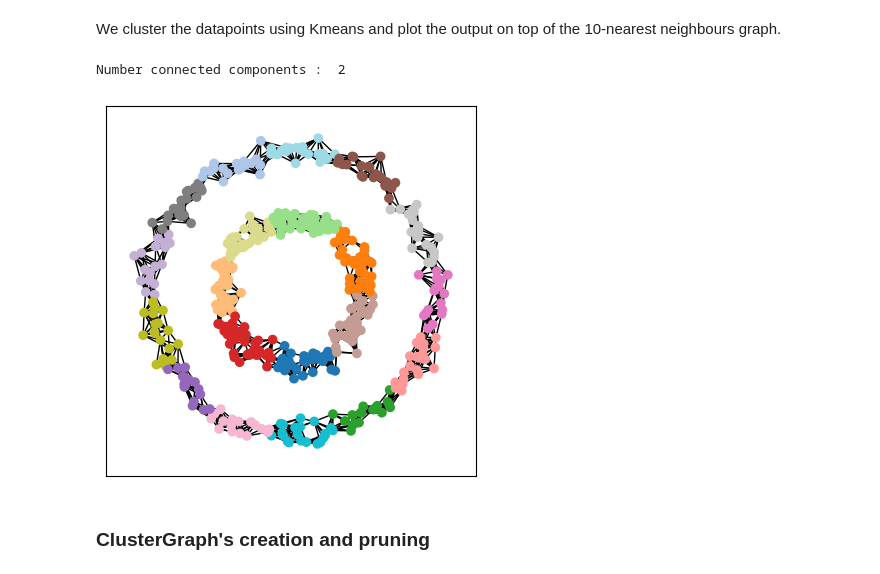
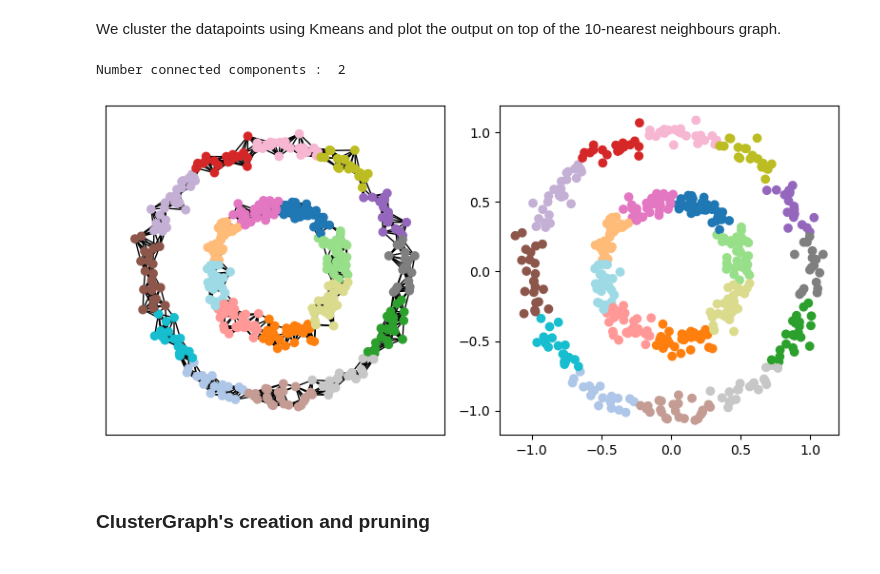
Before and after one commit to dioscuri-tda/ClusterGraph, a Jupyter notebook: examples/3_concentric_circles.ipynb, the cells around one changed output. Cells and saved outputs as stored; diff of their text form; code cells hidden in the pictures.

```diff
--- a/examples/3_concentric_circles.ipynb
+++ b/examples/3_concentric_circles.ipynb
@@ -52,29 +47,48 @@ prediction_KM = model_KM.fit_predict(X)
-# %%
-nb = 10
-neigh = NearestNeighbors(n_neighbors=nb, radius=1)
-neigh.fit(X=X)
-nn_adjacency = neigh.kneighbors_graph(X=X, n_neighbors=nb, mode="distance")
-nn_Graph = nx.from_scipy_sparse_array(nn_adjacency, edge_attribute="weight")
-
-for node in nn_Graph.nodes:
-    nn_Graph.remove_edge(node, node)
-print("Number connected components : ", nx.number_connected_components(nn_Graph))
-
-fig, ax = plt.subplots(figsize=(4, 4))
-nx.draw_networkx_edges(
-    nn_Graph,
-    pos={i: p for i, p in enumerate(X)},
-    ax=ax,
-)
-ax.scatter(X[:, 0], X[:, 1], c=prediction_KM, cmap="tab20")
-ax.axis("equal")
-
-plt.tight_layout()
-# plt.savefig("circles_kmeans.pdf")
-plt.show()
-# %% [output]
-Number connected components :  2
-[figure, removed]
+# %%
+nb = 10
+neigh = NearestNeighbors(n_neighbors=nb, radius=1)
+neigh.fit(X=X)
+nn_adjacency = neigh.kneighbors_graph(X=X, n_neighbors=nb, mode="distance")
+nn_Graph = nx.from_scipy_sparse_array(nn_adjacency, edge_attribute="weight")
+for node in nn_Graph.nodes:
+    nn_Graph.remove_edge(node, node)
+print("Number connected components : ", nx.number_connected_components(nn_Graph))
+
+# Display side by side
+fig, axes = plt.subplots(1, 2, figsize=(8, 4))
+
+nx.draw_networkx_edges(
+    nn_Graph,
+    pos={i: p for i, p in enumerate(X)},
+    ax=axes[0],
+)
+axes[0].scatter(X[:, 0], X[:, 1], c=prediction_KM, cmap="tab20")
+axes[0].axis("equal")
+
+axes[1].scatter(data[0], data[1], c=prediction_KM, cmap="tab20")
+axes[1].axis("equal")
+
+fig.tight_layout()
+plt.show()
+
+# Save individual files
+f, a = plt.subplots(figsize=(4, 4))
+nx.draw_networkx_edges(nn_Graph, pos={i: p for i, p in enumerate(X)}, ax=a)
+a.scatter(X[:, 0], X[:, 1], c=prediction_KM, cmap="tab20")
+a.axis("equal")
+f.tight_layout()
+f.savefig("circles_graph.pdf")
+plt.close(f)
+
+f, a = plt.subplots(figsize=(4, 4))
+a.scatter(data[0], data[1], c=prediction_KM, cmap="tab20")
+a.axis("equal")
+f.tight_layout()
+f.savefig("circles_kmeans.pdf")
+plt.close(f)
+# %% [output]
+Number connected components :  2
+[figure, added]
 # %% [markdown]
 ### ClusterGraph's creation and pruning
 # %%
```
Also changed, not shown: parts of 12 cells of this notebook, 12 other files.
